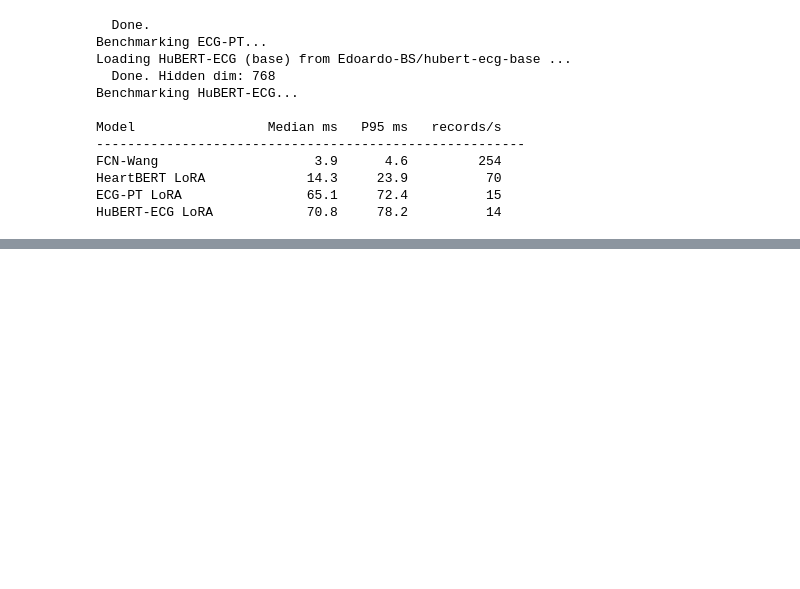
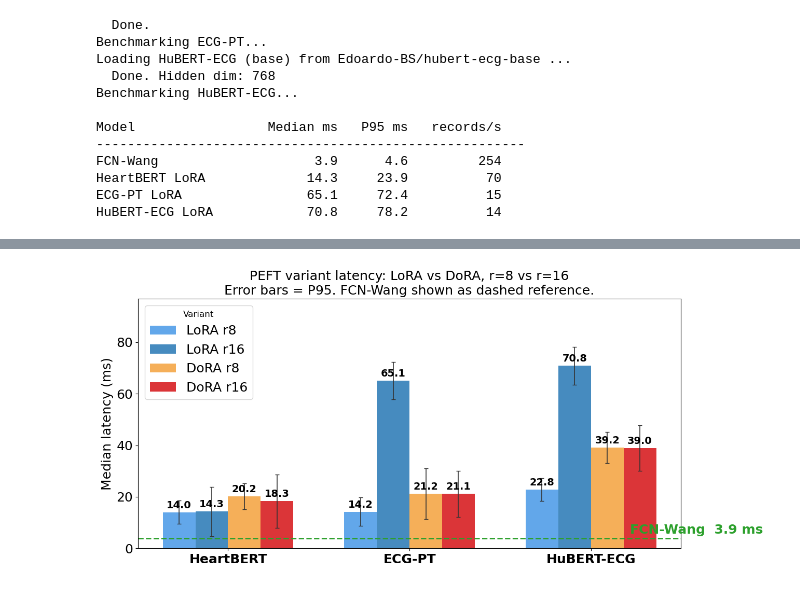
Before and after one commit to teodora-taleska/biosignal-xai, a Jupyter notebook: notebooks/07_inference_pipeline.ipynb, the cells around one changed output, grey strips where cells are left out. Cells and saved outputs as stored; diff of their text form; code cells hidden in the pictures; blank space fills up the shorter version.

```diff
--- a/notebooks/07_inference_pipeline.ipynb
+++ b/notebooks/07_inference_pipeline.ipynb
@@ -552,0 +719,60 @@ HuBERT-ECG LoRA            70.8     78.2          14
+# %%
+import matplotlib.patches as mpatches
+
+variants = ['LoRA r8', 'LoRA r16', 'DoRA r8', 'DoRA r16']
+colors   = ['#4C9BE8', '#2C7BB6', '#F4A442', '#D7191C']
+models   = ['HeartBERT', 'ECG-PT', 'HuBERT-ECG']
+
+medians = {
+    'HeartBERT':  [hb_lora_r8_rep['latency_ms_median'],    hb_lora_r16_rep['latency_ms_median'],
+                   hb_dora_r8_rep['latency_ms_median'],     hb_dora_r16_rep['latency_ms_median']],
+    'ECG-PT':     [ecgpt_lora_r8_rep['latency_ms_median'],  ecgpt_lora_r16_rep['latency_ms_median'],
+                   ecgpt_dora_r8_rep['latency_ms_median'],  ecgpt_dora_r16_rep['latency_ms_median']],
+    'HuBERT-ECG': [hubert_lora_r8_rep['latency_ms_median'], hubert_lora_r16_rep['latency_ms_median'],
+                   hubert_dora_r8_rep['latency_ms_median'], hubert_dora_r16_rep['latency_ms_median']],
+}
+p95s = {
+    'HeartBERT':  [hb_lora_r8_rep['latency_ms_p95'],    hb_lora_r16_rep['latency_ms_p95'],
+                   hb_dora_r8_rep['latency_ms_p95'],     hb_dora_r16_rep['latency_ms_p95']],
+    'ECG-PT':     [ecgpt_lora_r8_rep['latency_ms_p95'],  ecgpt_lora_r16_rep['latency_ms_p95'],
+                   ecgpt_dora_r8_rep['latency_ms_p95'],  ecgpt_dora_r16_rep['latency_ms_p95']],
+    'HuBERT-ECG': [hubert_lora_r8_rep['latency_ms_p95'], hubert_lora_r16_rep['latency_ms_p95'],
+                   hubert_dora_r8_rep['latency_ms_p95'], hubert_dora_r16_rep['latency_ms_p95']],
+}
+
+x       = np.arange(len(models))
+width   = 0.18
+offsets = np.linspace(-(len(variants) - 1) / 2, (len(variants) - 1) / 2, len(variants)) * width
+
+fig, ax = plt.subplots(figsize=(13, 6))
+
+for vi, (variant, color, offset) in enumerate(zip(variants, colors, offsets)):
+    med_vals = [medians[m][vi] for m in models]
+    p95_vals = [p95s[m][vi]    for m in models]
+    errs     = [p - m for m, p in zip(med_vals, p95_vals)]
+    bars = ax.bar(x + offset, med_vals, width, label=variant, color=color, alpha=0.88,
+                  yerr=errs, error_kw=dict(elinewidth=1.2, capsize=3, ecolor='#333'))
+    for bar, val in zip(bars, med_vals):
+        ax.text(bar.get_x() + bar.get_width() / 2, bar.get_height() + 0.8,
+                f'{val:.1f}', ha='center', va='bottom', fontsize=14, fontweight='bold')
+
+# FCN-Wang reference line
+fcn_med = fcn_r['latency_ms_median']
+ax.axhline(fcn_med, color='#2ca02c', lw=2.0, ls='--')
+ax.text(len(models) - 0.05, fcn_med + 0.8, f'FCN-Wang  {fcn_med:.1f} ms',
+        color='#2ca02c', ha='right', va='bottom', fontsize=18, fontweight='bold')
+
+ax.set_xticks(x)
+ax.set_xticklabels(models, fontsize=18, fontweight='bold')
+ax.set_ylabel('Median latency (ms)', fontsize=18)
+ax.set_title('PEFT variant latency: LoRA vs DoRA, r=8 vs r=16\n'
+             'Error bars = P95. FCN-Wang shown as dashed reference.',
+             fontsize=18)
+ax.tick_params(axis='y', labelsize=18)
+ax.legend(title='Variant', fontsize=18, title_fontsize=12, loc='upper left')
+ax.set_ylim(0, ax.get_ylim()[1] * 1.18)
+plt.tight_layout()
+plt.savefig(f'{RESULTS_DIR}/latency_peft_comparison.png', dpi=150, bbox_inches='tight')
+plt.show()
+# %% [output]
+[figure, added]
```
Also changed, not shown: parts of 5 cells of this notebook, 8 other files.
